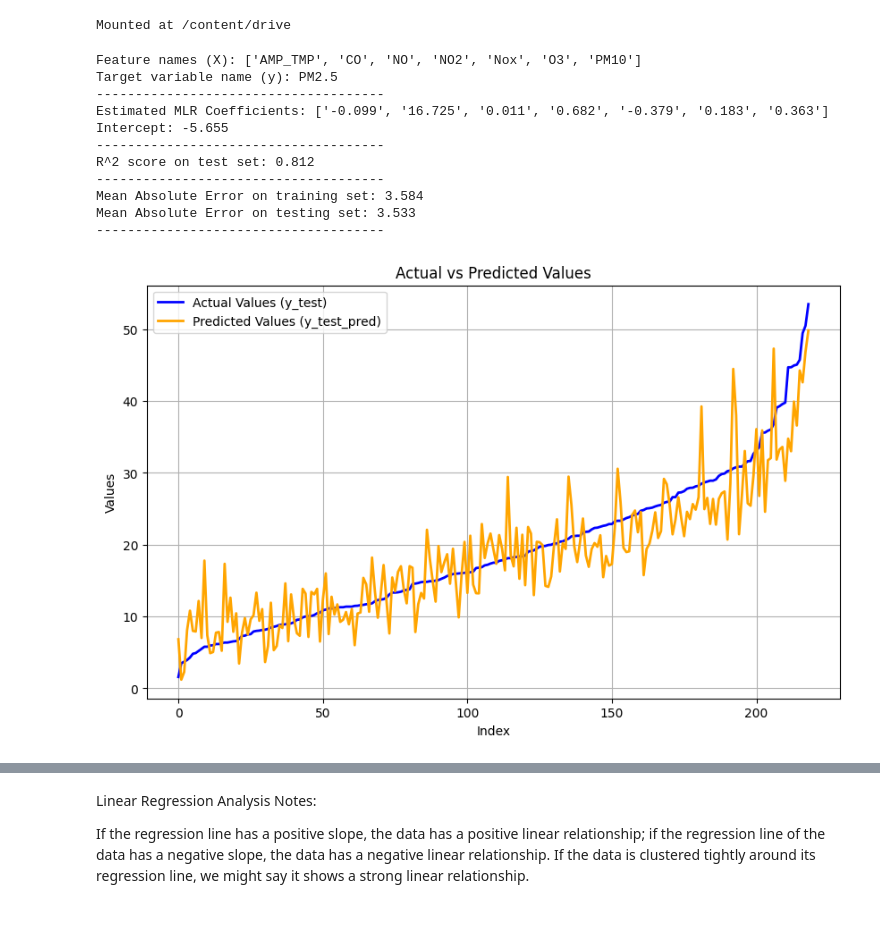
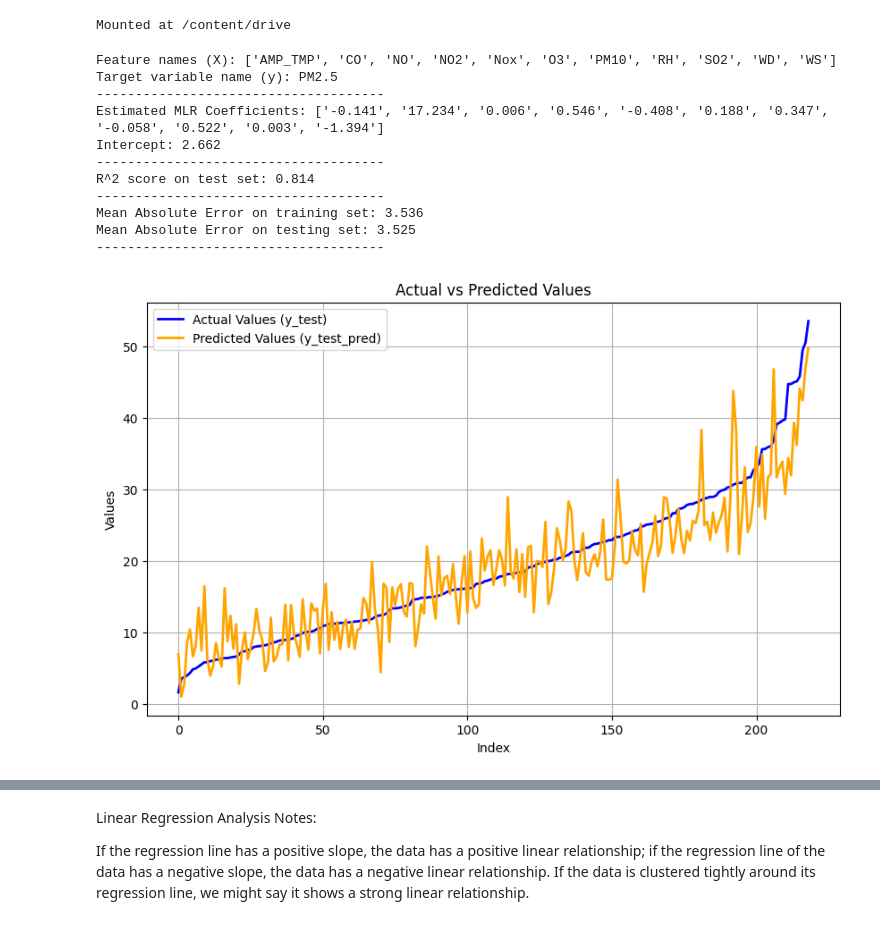
Before and after one commit to Rivenception/CSC521_Algorithms, a Jupyter notebook: Research_Project/MLR.ipynb, the cells around one changed output, grey strips where cells are left out. Drawn from its saved outputs; the diff is of its cells as text; code cells hidden in the pictures.

```diff
--- a/Research_Project/MLR.ipynb
+++ b/Research_Project/MLR.ipynb
@@ -19,15 +19,19 @@ df = pd.read_excel("/content/drive/My Drive/Dongshan stations.xlsx")
 # Strip whitespace from the column names (if any)
 df.columns = df.columns.str.strip()
 
-# # Define the target variable (y) as the last column
-y = df.iloc[:, -5]  # Last column as y
+# # # Define the target variable (y) as the last column
+# y = df.iloc[:, -5]  # Last column as y
 
-# # Define the features (X) as all columns except the last
-X = df.iloc[:, :-5]  # All columns except the last as X
+# # # Define the features (X) as all columns except the last
+# X = df.iloc[:, :-5]  # All columns except the last as X
+
+# PM2.5 column only
+X = df.drop(['PM2.5'],axis=1)
+y = df[['PM2.5']]
 
 # Display the names of the features and the target variable
 print("Feature names (X):", X.columns.tolist())
-print("Target variable name (y):", y.name)
+print("Target variable name (y):", y.columns[0])
 print("-------------------------------------")
 
 # Split the dataset into training and testing sets
@@ -38,8 +42,8 @@ linear = linear_model.LinearRegression()
 linear.fit(X_train, y_train)
 
 # Print coefficients and intercept
-print("Estimated MLR Coefficients:", [f"{coef:.3f}" for coef in linear.coef_])
-print("Intercept:", f"{linear.intercept_:.3f}")
+print("Estimated MLR Coefficients:", [f"{coef:.3f}" for coef in linear.coef_[0]])
+print("Intercept:", f"{linear.intercept_[0]:.3f}")
 print("-------------------------------------")
 
 # Evaluate the model using R^2 score
@@ -66,48 +70,48 @@ print("Mean Absolute Error on training set:", f"{mae_train:.3f}")
 print("Mean Absolute Error on testing set:", f"{mae_test:.3f}")
 print("-------------------------------------")
 # %% [output]
-Feature names (X): ['AMP_TMP', 'CO', 'NO', 'NO2', 'Nox', 'O3', 'PM10']
+Feature names (X): ['AMP_TMP', 'CO', 'NO', 'NO2', 'Nox', 'O3', 'PM10', 'RH', 'SO2', 'WD', 'WS']
 Target variable name (y): PM2.5
 -------------------------------------
-Estimated MLR Coefficients: ['-0.099', '16.725', '0.011', '0.682', '-0.379', '0.183', '0.363']
-Intercept: -5.655
+Estimated MLR Coefficients: ['-0.141', '17.234', '0.006', '0.546', '-0.408', '0.188', '0.347', '-0.058', '0.522', '0.003', '-1.394']
+Intercept: 2.662
 -------------------------------------
-R^2 score on test set: 0.812
+R^2 score on test set: 0.814
 -------------------------------------
-Mean Absolute Error on training set: 3.584
-Mean Absolute Error on testing set: 3.533
+Mean Absolute Error on training set: 3.536
+Mean Absolute Error on testing set: 3.525
 -------------------------------------
 # %%
 import matplotlib.pyplot as plt
 import numpy as np  # Import numpy for sorting
 
-# Sort y_test and y_test_pred based on y_test's index
-sorted_indices = np.argsort(y_test)
+# # Sort y_test and y_test_pred based on y_test's index
+sorted_indices = np.argsort(y_test.values.ravel())
 y_test_sorted = y_test.iloc[sorted_indices]
 y_test_pred_sorted = y_test_pred[sorted_indices]
 
 # Create a figure and axis
 plt.figure(figsize=(10, 6))
 
 # Plot y_test and y_test_pred
-plt.plot(y_test_sorted.values, label="Actual Values (y_test)", color='blue', linewidth=2)
+plt.plot(y_test_sorted.values.ravel(), label="Actual Values (y_test)", color='blue', linewidth=2)
 plt.plot(y_test_pred_sorted, label="Predicted Values (y_test_pred)", color='orange', linewidth=2)
 
 # Adding grid
 plt.grid()
 
 # Adding title and labels
 plt.title("Actual vs Predicted Values")
 plt.xlabel("Index")
 plt.ylabel("Values")
 
 # Adding a legend
 plt.legend()
 
 # Show the plot
 plt.show()
 # %% [output]
-[figure, old version]
+[figure, new version]
 # %%
 import matplotlib.pyplot as plt
 
```
Also changed, not shown: parts of 3 cells of this notebook.
